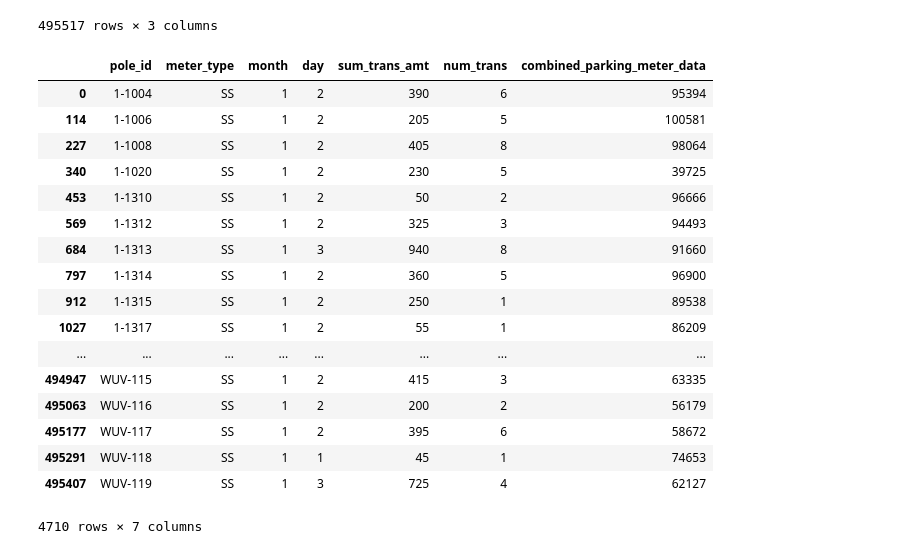
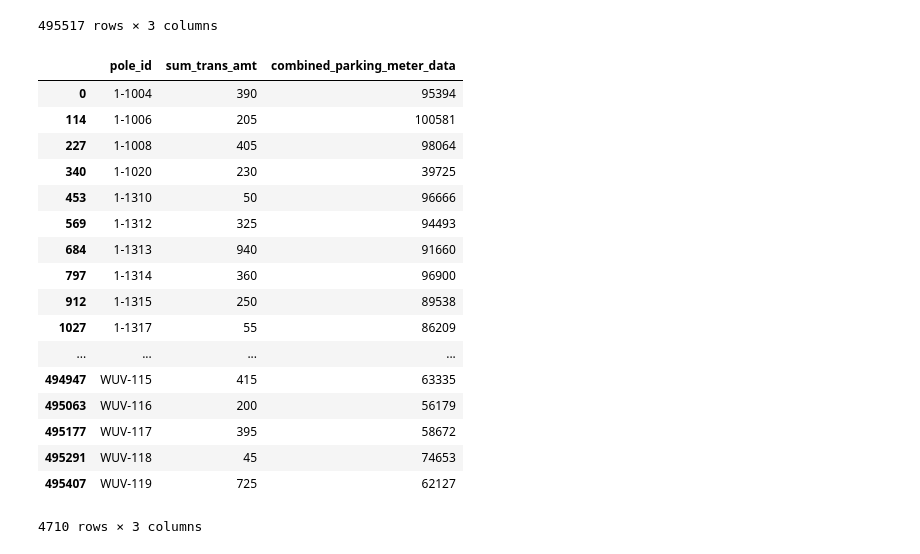
Before and after one commit to mac011/Pr_087, a Jupyter notebook: python_notebooks/Maggie.ipynb, the cells around one changed output. Saved outputs shown, nothing was run; the diff lists cells and outputs as text; code cells hidden in the pictures.

Commit message:
Combined parking meter data

```diff
--- a/python_notebooks/Maggie.ipynb
+++ b/python_notebooks/Maggie.ipynb
@@ -50,7 +50,8 @@ raw_trans
 495517 rows × 7 columns
 # %%
 #drop columns 'meter_type', 'month', 'day', 'num_trans'
-raw_trans.drop(['meter_type', 'month', 'day', 'num_trans'],axis = 1)
+clean_trans = raw_trans.drop(['meter_type', 'month', 'day', 'num_trans'],axis = 1)
+clean_trans
 # %% [output]
 |  | pole_id | sum_trans_amt | combined_parking_meter_data |
 | 0 | 1-1004 | 390 | 95394 |
@@ -72,25 +73,26 @@ raw_trans.drop(['meter_type', 'month', 'day', 'num_trans'],axis = 1)
 495517 rows × 3 columns
 # %%
 #eliminated duplicate sum value for each pole_id
-raw_trans.drop_duplicates(subset=['pole_id'], keep='first')
+clean_trans = clean_trans.drop_duplicates(subset=['pole_id'], keep='first')
+clean_trans
 # %% [output]
-|  | pole_id | meter_type | month | day | sum_trans_amt | num_trans | combined_parking_meter_data |
-| 0 | 1-1004 | SS | 1 | 2 | 390 | 6 | 95394 |
-| 114 | 1-1006 | SS | 1 | 2 | 205 | 5 | 100581 |
-| 227 | 1-1008 | SS | 1 | 2 | 405 | 8 | 98064 |
-| 340 | 1-1020 | SS | 1 | 2 | 230 | 5 | 39725 |
-| 453 | 1-1310 | SS | 1 | 2 | 50 | 2 | 96666 |
-| 569 | 1-1312 | SS | 1 | 2 | 325 | 3 | 94493 |
-| 684 | 1-1313 | SS | 1 | 3 | 940 | 8 | 91660 |
-| 797 | 1-1314 | SS | 1 | 2 | 360 | 5 | 96900 |
-| 912 | 1-1315 | SS | 1 | 2 | 250 | 1 | 89538 |
-| 1027 | 1-1317 | SS | 1 | 2 | 55 | 1 | 86209 |
-| ... | ... | ... | ... | ... | ... | ... | ... |
-| 494947 | WUV-115 | SS | 1 | 2 | 415 | 3 | 63335 |
-| 495063 | WUV-116 | SS | 1 | 2 | 200 | 2 | 56179 |
-| 495177 | WUV-117 | SS | 1 | 2 | 395 | 6 | 58672 |
-| 495291 | WUV-118 | SS | 1 | 1 | 45 | 1 | 74653 |
-| 495407 | WUV-119 | SS | 1 | 3 | 725 | 4 | 62127 |
+|  | pole_id | sum_trans_amt | combined_parking_meter_data |
+| 0 | 1-1004 | 390 | 95394 |
+| 114 | 1-1006 | 205 | 100581 |
+| 227 | 1-1008 | 405 | 98064 |
+| 340 | 1-1020 | 230 | 39725 |
+| 453 | 1-1310 | 50 | 96666 |
+| 569 | 1-1312 | 325 | 94493 |
+| 684 | 1-1313 | 940 | 91660 |
+| 797 | 1-1314 | 360 | 96900 |
+| 912 | 1-1315 | 250 | 89538 |
+| 1027 | 1-1317 | 55 | 86209 |
+| ... | ... | ... | ... |
+| 494947 | WUV-115 | 415 | 63335 |
+| 495063 | WUV-116 | 200 | 56179 |
+| 495177 | WUV-117 | 395 | 58672 |
+| 495291 | WUV-118 | 45 | 74653 |
+| 495407 | WUV-119 | 725 | 62127 |
-4710 rows × 7 columns
+4710 rows × 3 columns
 # %%
 #export to new, clean data to csv file 'clean_combined_parking_meter_data'
```
Also changed, not shown: parts of 8 cells of this notebook.
